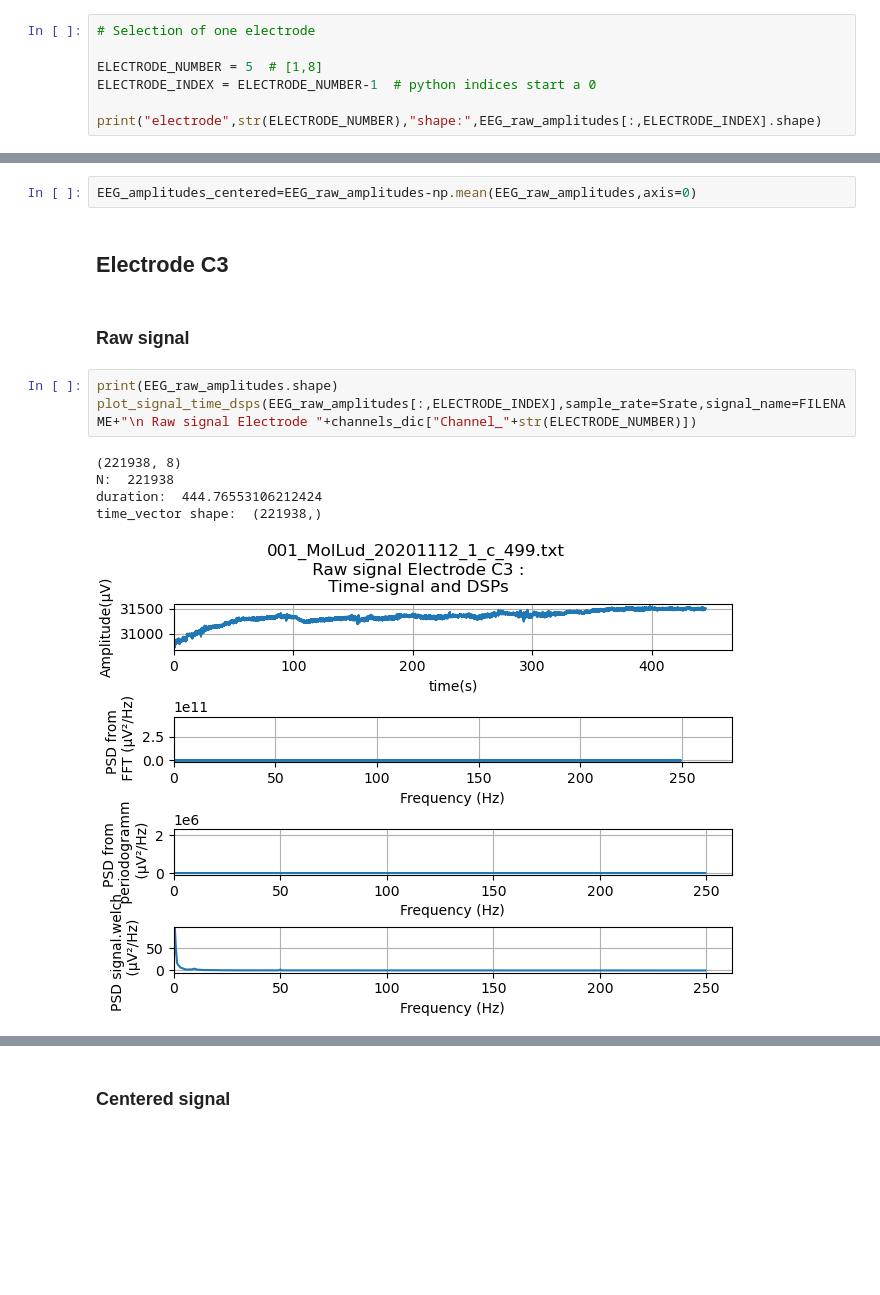
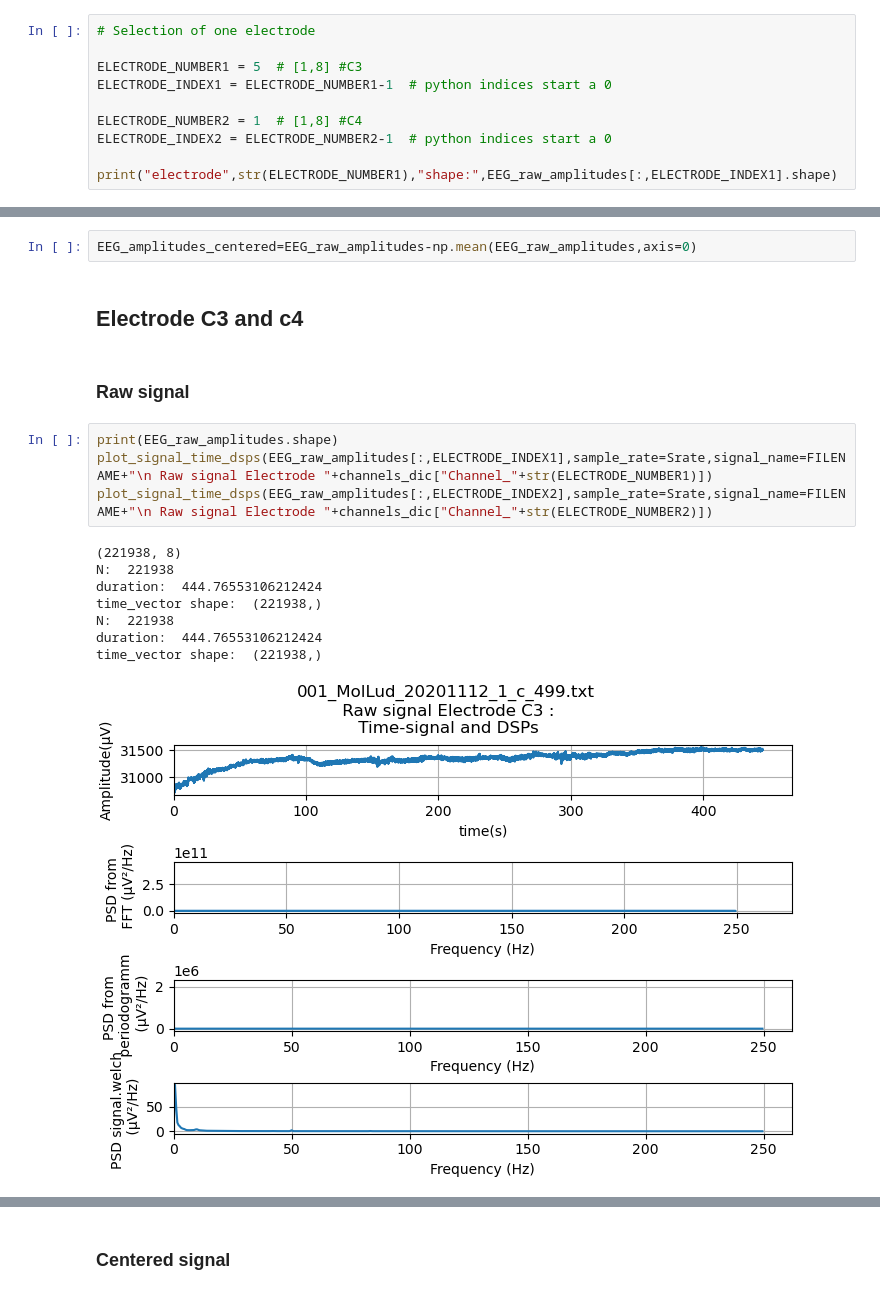
Before and after one commit to iwissemben/Stage_Signal_Physio, a Jupyter notebook: SRC/comparisons_Rearm.ipynb, the cells around one changed output, grey strips where cells are left out. Cells and saved outputs as stored; diff of their text form; blank space fills up the shorter version.

```diff
--- a/SRC/comparisons_Rearm.ipynb
+++ b/SRC/comparisons_Rearm.ipynb
@@ -42,10 +42,13 @@ channels_dic = {"Channel_1": "C4",
 # %%
 # Selection of one electrode
 
-ELECTRODE_NUMBER = 5  # [1,8]
-ELECTRODE_INDEX = ELECTRODE_NUMBER-1  # python indices start a 0
+ELECTRODE_NUMBER1 = 5  # [1,8] #C3
+ELECTRODE_INDEX1 = ELECTRODE_NUMBER1-1  # python indices start a 0
 
-print("electrode",str(ELECTRODE_NUMBER),"shape:",EEG_raw_amplitudes[:,ELECTRODE_INDEX].shape)
+ELECTRODE_NUMBER2 = 1  # [1,8] #C4
+ELECTRODE_INDEX2 = ELECTRODE_NUMBER2-1  # python indices start a 0
+
+print("electrode",str(ELECTRODE_NUMBER1),"shape:",EEG_raw_amplitudes[:,ELECTRODE_INDEX1].shape)
 # %% [output]
 electrode 5 shape: (221938,)
 # %% [markdown]
@@ -53,15 +56,19 @@ electrode 5 shape: (221938,)
 # %%
 EEG_amplitudes_centered=EEG_raw_amplitudes-np.mean(EEG_raw_amplitudes,axis=0)
 # %% [markdown]
-## Electrode C3
+## Electrode C3 and c4
 # %% [markdown]
 ### Raw signal
 # %%
 print(EEG_raw_amplitudes.shape)
-plot_signal_time_dsps(EEG_raw_amplitudes[:,ELECTRODE_INDEX],sample_rate=Srate,signal_name=FILENAME+"\n Raw signal Electrode "+channels_dic["Channel_"+str(ELECTRODE_NUMBER)])
+plot_signal_time_dsps(EEG_raw_amplitudes[:,ELECTRODE_INDEX1],sample_rate=Srate,signal_name=FILENAME+"\n Raw signal Electrode "+channels_dic["Channel_"+str(ELECTRODE_NUMBER1)])
+plot_signal_time_dsps(EEG_raw_amplitudes[:,ELECTRODE_INDEX2],sample_rate=Srate,signal_name=FILENAME+"\n Raw signal Electrode "+channels_dic["Channel_"+str(ELECTRODE_NUMBER2)])
 # %% [output]
 (221938, 8)
 N:  221938
 duration:  444.76553106212424
 time_vector shape:  (221938,)
+N:  221938
+duration:  444.76553106212424
+time_vector shape:  (221938,)
-[figure, old version]
+[figure, new version]
```
Also changed, not shown: parts of 8 cells of this notebook, 8 other files.
